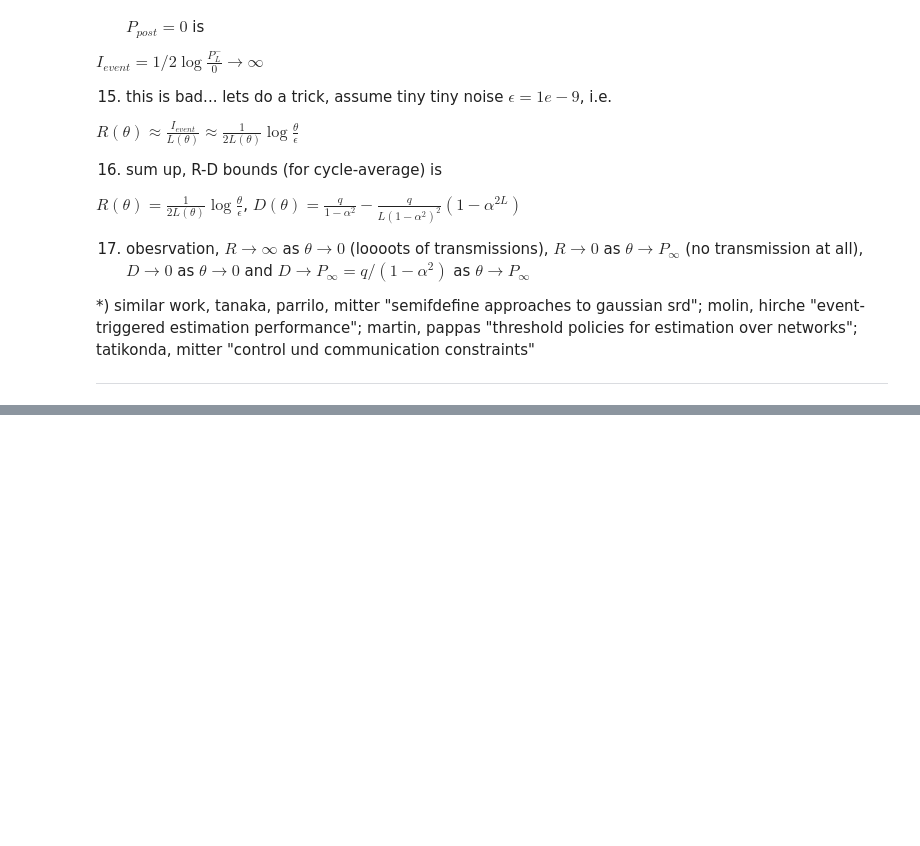
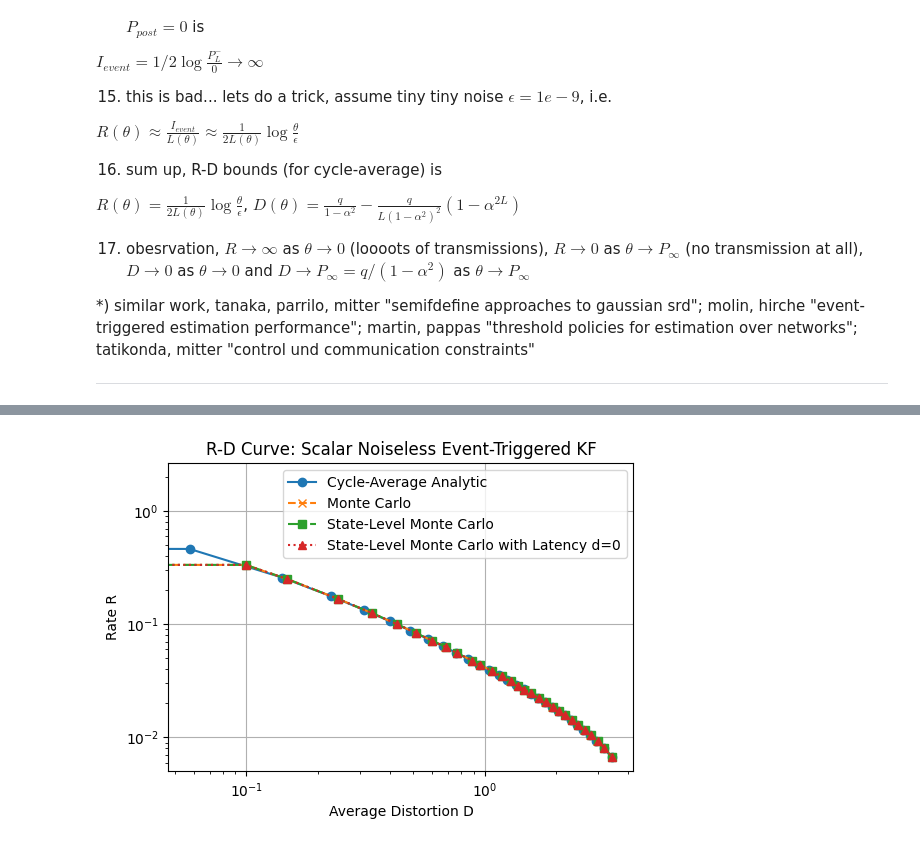
Before and after one commit to janchri/confusion, a Jupyter notebook: mhh.ipynb, the cells around one changed output, grey strips where cells are left out. Cells and saved outputs as stored; diff of their text form; code cells hidden in the pictures; blank space fills up the shorter version.

```diff
--- a/mhh.ipynb
+++ b/mhh.ipynb
@@ -450,0 +399,87 @@ plt.show()
+# %%
+import matplotlib.pyplot as plt
+
+# -------------------------------
+# Compute curves
+# -------------------------------
+R_cycle = []
+D_cycle = []
+
+R_mc = []
+D_mc = []
+
+R_mc_state = []
+D_mc_state = []
+ANEES_state = []
+
+R_mc_state_latency = []
+D_mc_state_latency = []
+ANEES_state_latency = []
+for theta in thetas:
+    R_cycle.append(avg_rate(alpha, theta))
+    D_cycle.append(avg_distortion(alpha, q, theta))
+    Rm, Dm = simulate_RD(alpha, q, theta, T, burn_in)
+    R_mc.append(Rm)
+    D_mc.append(Dm)
+    np.random.seed(42)
+    Rs, Ds, As = realistic_monte_carlo(alpha, q, theta, T, burn_in)
+    R_mc_state.append(Rs)
+    D_mc_state.append(Ds)
+    ANEES_state.append(As)
+    print(f"theta: {theta:.3f}, ANEES_state: {As:.3f}")
+    np.random.seed(42)
+    Rl, Dl, Al = realistic_monte_carlo_with_latency(alpha, q, theta, d=0, T=T, burn_in=burn_in)
+    R_mc_state_latency.append(Rl)
+    D_mc_state_latency.append(Dl)
+    ANEES_state_latency.append(Al)
+    print(f"theta: {theta:.3f}, ANEES_latency_d0: {Al:.3f}")
+
+# -------------------------------
+# Plot R-D curve
+# -------------------------------
+plt.figure(figsize=(6,4))
+plt.plot(D_cycle, R_cycle, label='Cycle-Average Analytic', marker='o')
+plt.plot(D_mc, R_mc, '--', label='Monte Carlo', marker='x')
+plt.plot(D_mc_state, R_mc_state, '-.', label='State-Level Monte Carlo', marker='s')
+plt.plot(D_mc_state_latency, R_mc_state_latency, ':', label='State-Level Monte Carlo with Latency d=0', marker='^')
+plt.xlabel("Average Distortion D")
+plt.xscale('log')
+plt.ylabel("Rate R")
+plt.yscale('log')
+plt.title("R-D Curve: Scalar Noiseless Event-Triggered KF")
+plt.legend()
+plt.grid(True)
+plt.show()
+
+# -------------------------------
+# Plot Rate vs Threshold
+# -------------------------------
+plt.figure(figsize=(6,4))
+plt.plot(thetas, R_cycle, label='Cycle-Average Analytic', marker='o')
+plt.plot(thetas, R_mc, '--', label='Monte Carlo', marker='x')
+plt.plot(thetas, R_mc_state, '-.', label='State-Level Monte Carlo', marker='s')
+plt.plot(thetas, R_mc_state_latency, ':', label='State-Level Monte Carlo with Latency d=0', marker='^')
+plt.xlabel("Threshold theta")
+plt.ylabel("Rate R")
+plt.yscale('log')
+plt.title("Rate vs Threshold")
+plt.legend()
+plt.grid(True)
+plt.show()
+
+# -------------------------------
+# Plot Distortion vs Threshold
+# -------------------------------
+plt.figure(figsize=(6,4))
+plt.plot(thetas, D_cycle, label='Cycle-Average Analytic', marker='o')
+plt.plot(thetas, D_mc, '--', label='Monte Carlo', marker='x')
+plt.plot(thetas, D_mc_state, '-.', label='State-Level Monte Carlo', marker='s')
+plt.plot(thetas, D_mc_state_latency, ':', label='State-Level Monte Carlo with Latency d=0', marker='^')
+plt.xlabel("Threshold theta")
+plt.ylabel("Average Distortion D")
+plt.yscale('log')
+plt.title("Distortion vs Threshold")
+plt.legend()
+plt.grid(True)
+plt.show()
+# %% [output]
@@ -450,0 +503 @@ plt.show()
+[figure, added]
```
Also changed, not shown: parts of 6 cells of this notebook.
